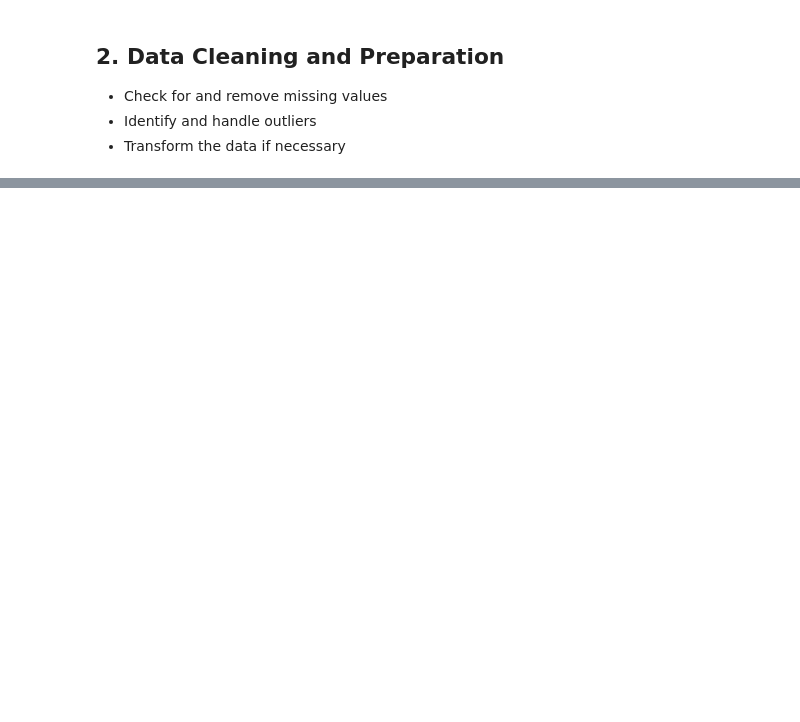
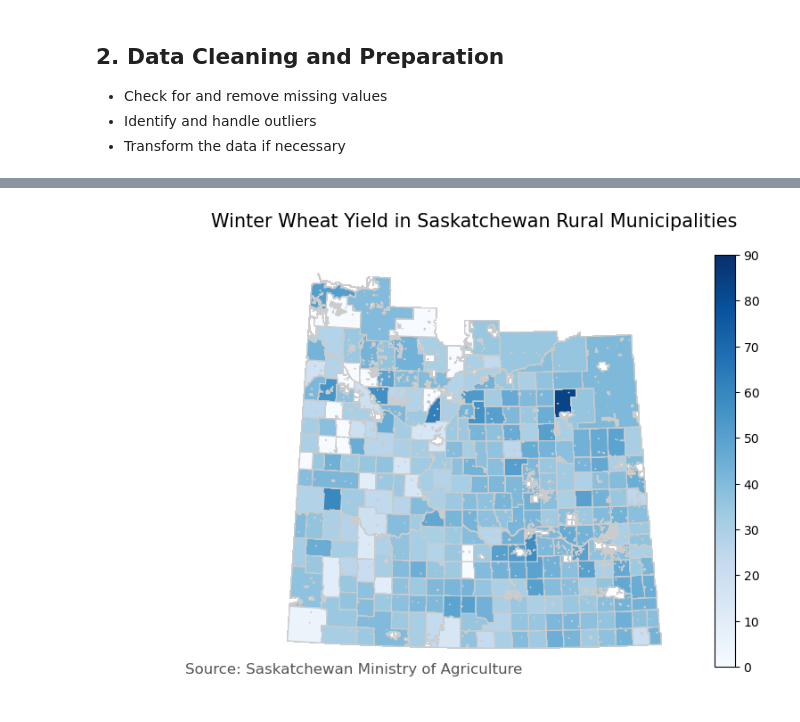
Before and after one commit to Metaluv/Palette_Training, a Jupyter notebook: Palette_Training_5-main/Assignment_5_FINAL.ipynb, the cells around one changed output, grey strips where cells are left out. Saved outputs shown, nothing was run; the diff lists cells and outputs as text; code cells hidden in the pictures; blank space fills up the shorter version.

```diff
--- a/Palette_Training_5-main/Assignment_5_FINAL.ipynb
+++ b/Palette_Training_5-main/Assignment_5_FINAL.ipynb
@@ -188,0 +191,3 @@ geo_df.head()
+# %%
+#merge the two dataframes
+df_merged = rm_crop_yields1
@@ -191,3 +218,9 @@ geo_df.head()
 - Check for and remove missing values
 - Identify and handle outliers
 - Transform the data if necessary
+# %%
+# Transform the data type of the Year column in the rm_crop_yields to datetime
+df_merged['Year'] = pd.to_datetime(df_merged['Year'], format='%Y')
+
+# in the Year column, extract the year and store it in a new column called Year
+df_merged['Year'] = df_merged['Year'].dt.year
@@ -193,0 +252,19 @@ geo_df.head()
+# %%
+def impute_missing_values(df, rm, column_name):
+    # Subset the DataFrame to the current RM and column
+    rm_df = df[(df['RM'] == rm) & df[column_name].notnull()]
+    # Calculate the mean of the non-missing values for the specified column
+    mean_value = rm_df[column_name].mean()
+    # Replace missing values in the specified column with the mean of the non-missing values
+    df.loc[(df['RM'] == rm) & df[column_name].isnull(), column_name] = mean_value
+    # Return the DataFrame with missing values imputed for the specified column
+    return df
+# Define a list of column names with missing values
+columns_with_missing_values = ['Winter Wheat', 'Canola', 'Spring Wheat', 'Mustard', 'Durum', 'Sunflowers', 'Oats', 'Lentils', 'Peas', 'Barley', 'Fall Rye', 'Canary Seed', 'Spring Rye', 'Tame Hay', 'Flax', 'Chickpeas']
+
+# Loop through each RM and column with missing values and impute the missing values with the mean of the non-missing values for that column
+for rm in df_merged['RM'].unique():
+    for column_name in columns_with_missing_values:
+        df_merged = impute_missing_values(df_merged, rm, column_name)
+
+df_merged.fillna(0, inplace=True)
@@ -193,0 +297,17 @@ geo_df.head()
+# %%
+merged = geo_df.merge(df_merged, on='RM', how='left')
+# %%
+# Plot choropleth map
+variable = 'Winter Wheat'
+vmin, vmax = merged[variable].min(), merged[variable].max()
+fig, ax = plt.subplots(1, figsize=(10, 6))
+merged.plot(column=variable, cmap='Blues', linewidth=0.8, ax=ax, edgecolor='0.8')
+ax.axis('off')
+ax.set_title(f'Winter Wheat Yield in Saskatchewan Rural Municipalities\n', fontdict={'fontsize': '15', 'fontweight' : '3'})
+ax.annotate('Source: Saskatchewan Ministry of Agriculture', xy=(0.1, .08), xycoords='figure fraction', horizontalalignment='left', verticalalignment='top', fontsize=12, color='#555555')
+sm = plt.cm.ScalarMappable(cmap='Blues', norm=plt.Normalize(vmin=vmin, vmax=vmax))
+sm._A = []
+cbar = fig.colorbar(sm)
+plt.show()
+# %% [output]
+[figure, added]
```
Also changed, not shown: parts of 21 cells of this notebook.
